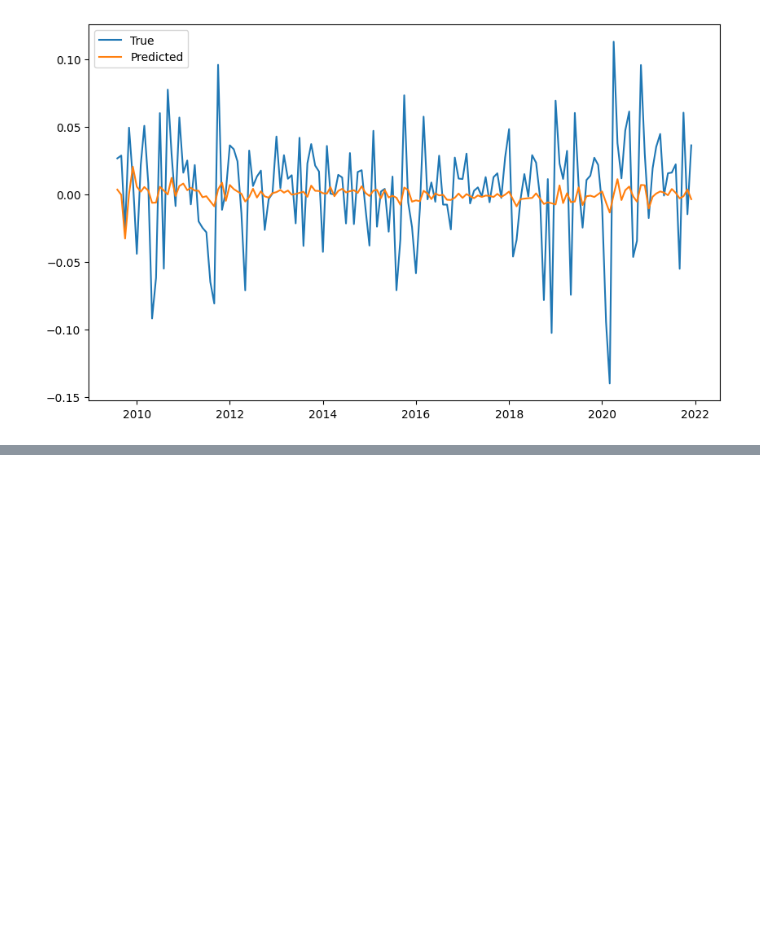
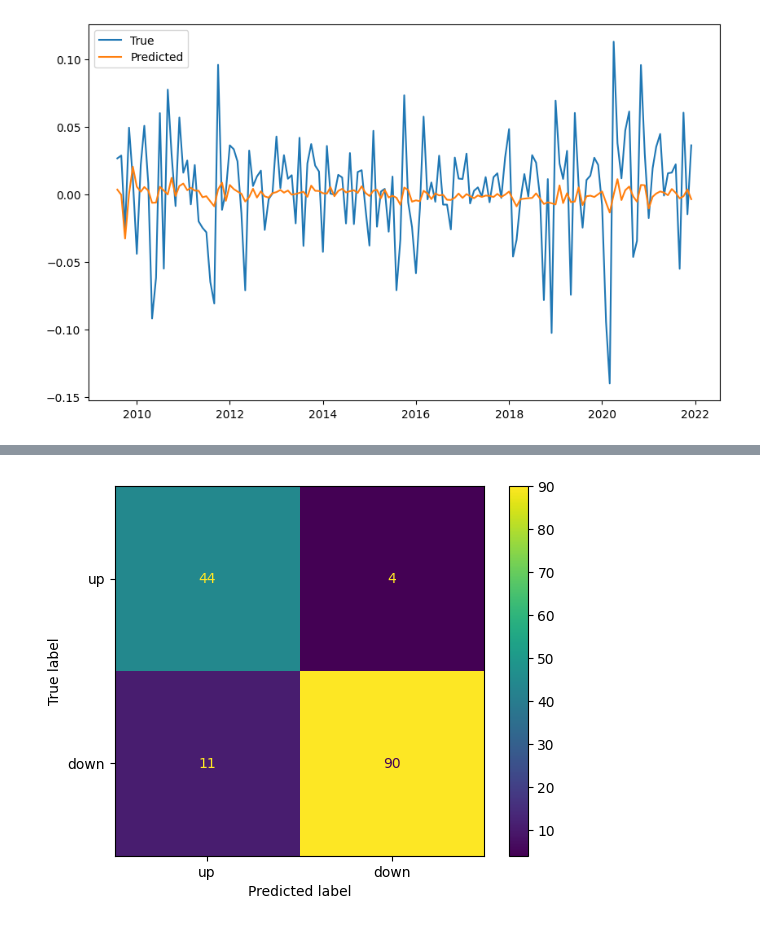
Before and after one commit to jonnycodd99/ML-for-Finance, a Jupyter notebook: Homework 1/01. Question 3.ipynb, the cells around one changed output, grey strips where cells are left out. Drawn from its saved outputs; the diff is of its cells as text; code cells hidden in the pictures; blank space fills up the shorter version.

Commit message:
price direction gaussian process

```diff
--- a/Homework 1/01. Question 3.ipynb
+++ b/Homework 1/01. Question 3.ipynb
@@ -462,0 +515,15 @@ plt.show()
+# %%
+# Time Series Train test split
+T = len(data)
+p = 0.75
+trainindex = round(p*T)
+
+# process class sets as data frames
+training = data.iloc[:trainindex, :]
+testing = data.iloc[trainindex:, :]
+
+display(training.tail())
+display(testing.head())
+
+X_train, y_train = training[new_features], training[TARGET]
+X_test, y_test = testing[new_features], testing[TARGET]
@@ -462,0 +547,17 @@ plt.show()
+# %%
+# GP Kernel: vanilla is non-stationary; tanh, rbf are stationary
+# Define my own Kernel (for vectors). You have 3 choices below:
+# SE kernel with length scale l
+l = 0.003  # 0.15, 0.3
+MyKer = C(1.5, (1e-3, 1e3)) * RBF(l, (1e-2, 1e2))
+
+# Define the Gaussian Process Regressor
+class_gpfit = gaussian_process.GaussianProcessClassifier(
+    kernel=MyKer,
+    n_restarts_optimizer=10,
+    random_state=0,
+)
+
+class_gpfit.fit(X_train, y_train)
+
+# Does Gaussian Process has predict_proba??
@@ -462,0 +581,7 @@ plt.show()
+# %%
+cm = confusion_matrix(y_test, class_gpfit.predict(X_test))
+disp = ConfusionMatrixDisplay(confusion_matrix=cm, display_labels=['up', 'down'])
+disp.plot()
+plt.show()
+# %% [output]
+[figure, added]
```
Also changed, not shown: parts of 9 cells of this notebook.
